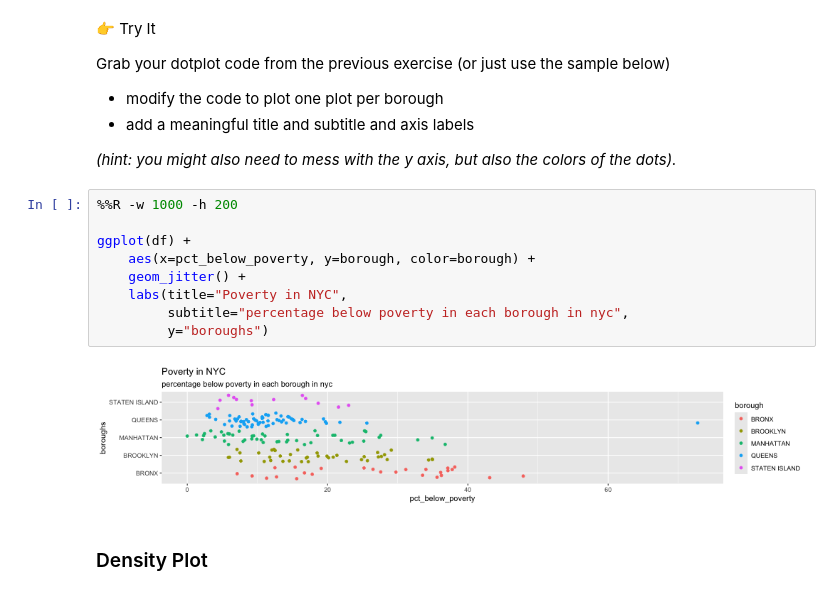
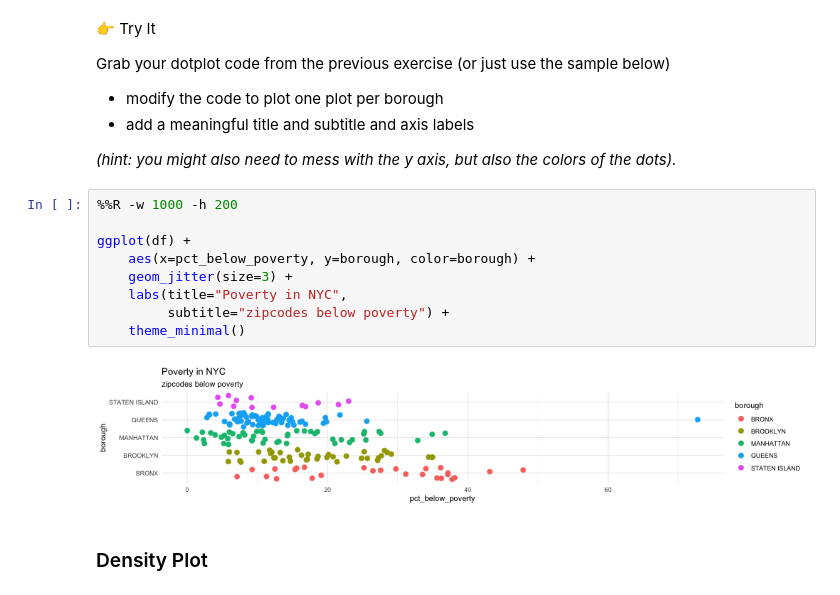
Before and after one commit to data4news/ggplot-intro-yiren54610, a Jupyter notebook: notebook-2.ipynb, the cells around one changed output. Cells and saved outputs as stored; diff of their text form.

```diff
--- a/notebook-2.ipynb
+++ b/notebook-2.ipynb
@@ -135,14 +143,14 @@ _(hint: you might also need to mess with the y axis, but also the colors of the
 # %%
 %%R -w 1000 -h 200
 
 ggplot(df) +
     aes(x=pct_below_poverty, y=borough, color=borough) +
-    geom_jitter() +
+    geom_jitter(size=3) +
     labs(title="Poverty in NYC",
-         subtitle="percentage below poverty in each borough in nyc",
-         y="boroughs")
+         subtitle="zipcodes below poverty") +
+    theme_minimal()
 # %% [output]
-[figure, old version]
+[figure, new version]
 # %% [markdown]
 ### Density Plot
 # %% [markdown]
```
Also changed, not shown: parts of 2 cells of this notebook.
